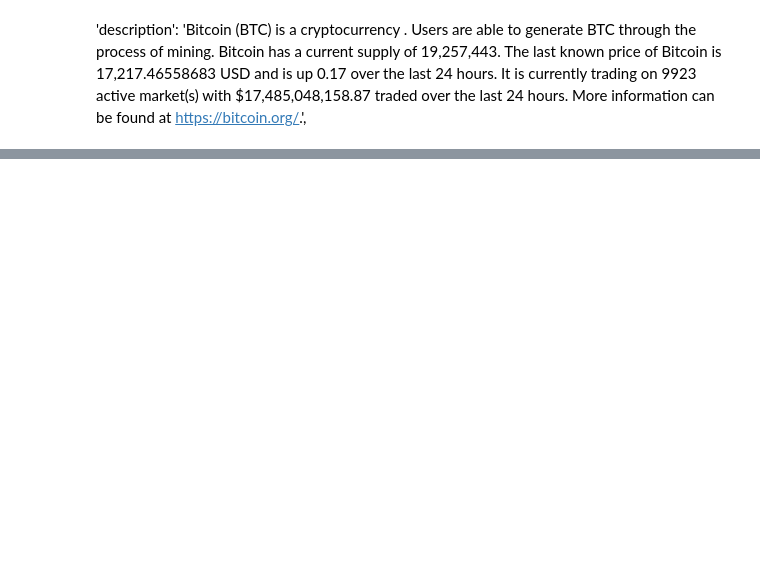
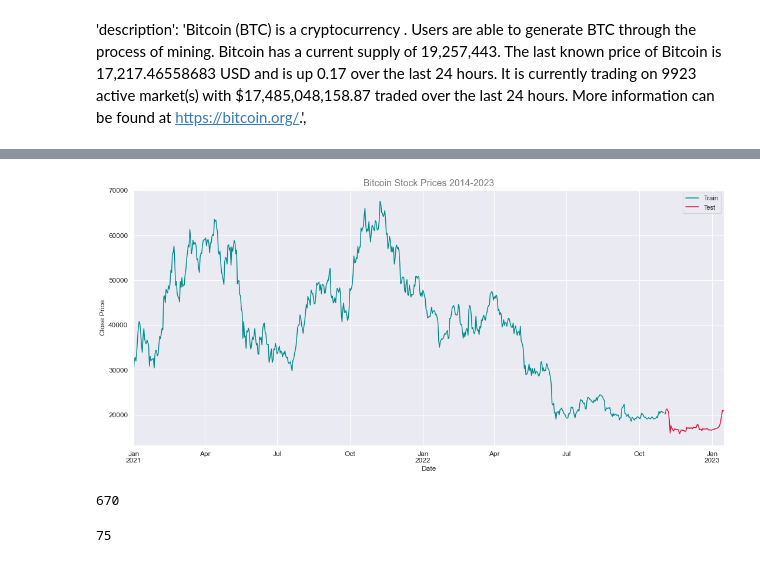
Before and after one commit to GiovannaBezerra/criptocurrency_price_prediction, a Jupyter notebook: cryptocurrency_price_prediction.ipynb, the cells around one changed output, grey strips where cells are left out. Saved outputs shown, nothing was run; the diff lists cells and outputs as text; code cells hidden in the pictures; blank space fills up the shorter version.

```diff
--- a/cryptocurrency_price_prediction.ipynb
+++ b/cryptocurrency_price_prediction.ipynb
@@ -401,0 +131,37 @@ plt.show()
+# %%
+# Using just the feature named "close" which is the stock price daily close:
+df = df_btc[["date", "close"]]
+# %%
+# Sort values by date:
+df = df.sort_values('date')
+# %%
+# Using ratio 90:10 to split test and train data. it means 90% of the data for training and 10% for test:
+count_lines = df.shape[0]
+limit = int(count_lines*0.9)
+# %%
+# Split train-test dataset:
+train = df.iloc[:limit]
+test = df.iloc[limit:]
+# %%
+# Graph bitcoin stock prices 2017-2023:
+train_graph = train.set_index('date')
+test_graph = test.set_index('date')
+
+sns.set_theme()
+train_graph.close.plot( figsize=(18,8), fontsize=12, label='Train', color='DarkCyan')
+test_graph.close.plot(figsize=(18,8), fontsize=12, label='Test', color='Crimson')
+plt.legend()
+plt.title("Bitcoin Stock Prices 2014-2023", fontsize=16, color='Grey')
+plt.xlabel("Date")
+plt.ylabel("Close Price")
+plt.show()
+# %% [output]
+[figure, added]
+# %%
+train.shape[0]
+# %% [output]
+670
+# %%
+test.shape[0]
+# %% [output]
+75
```
Also changed, not shown: parts of 54 cells of this notebook.
